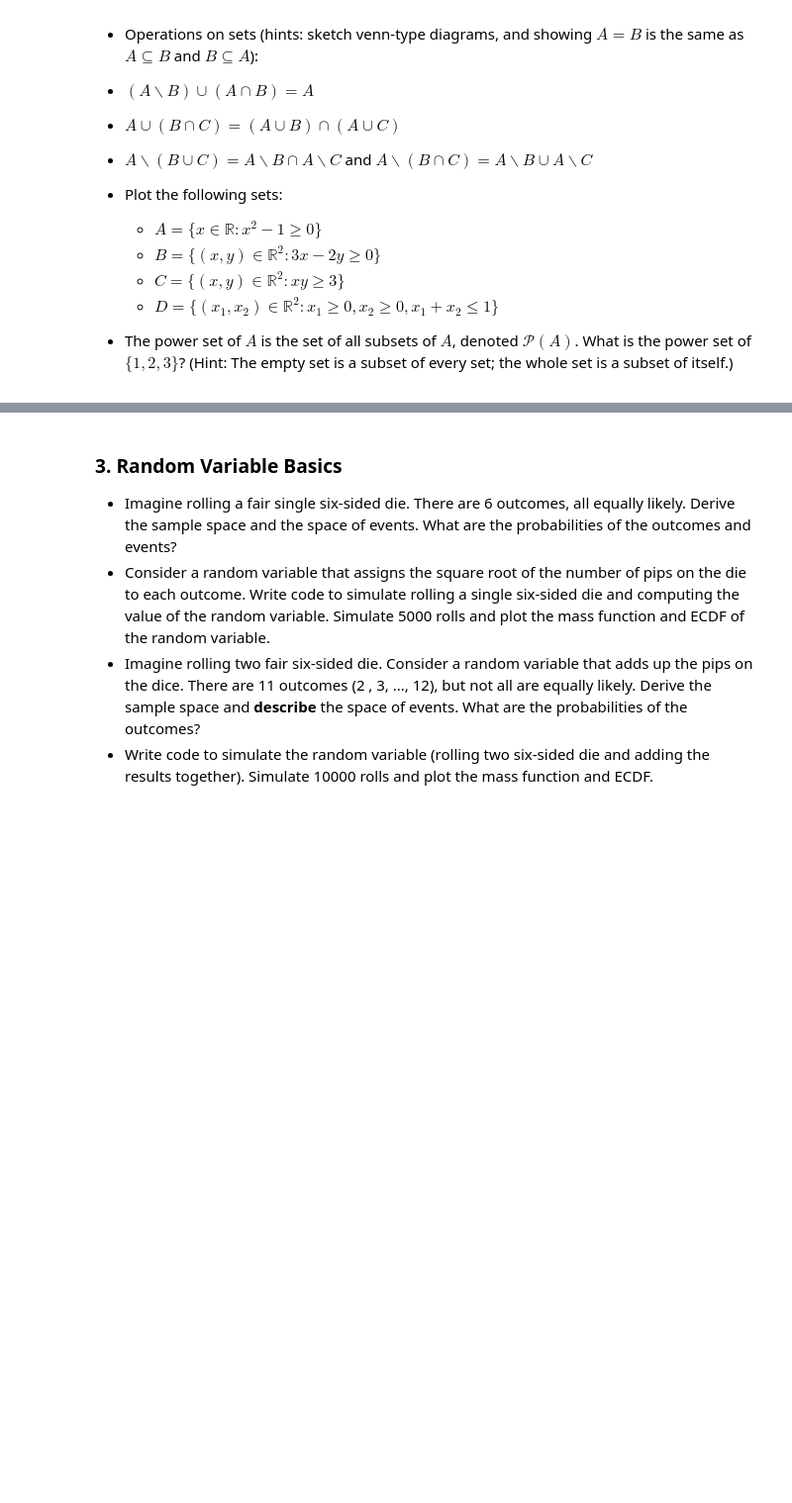
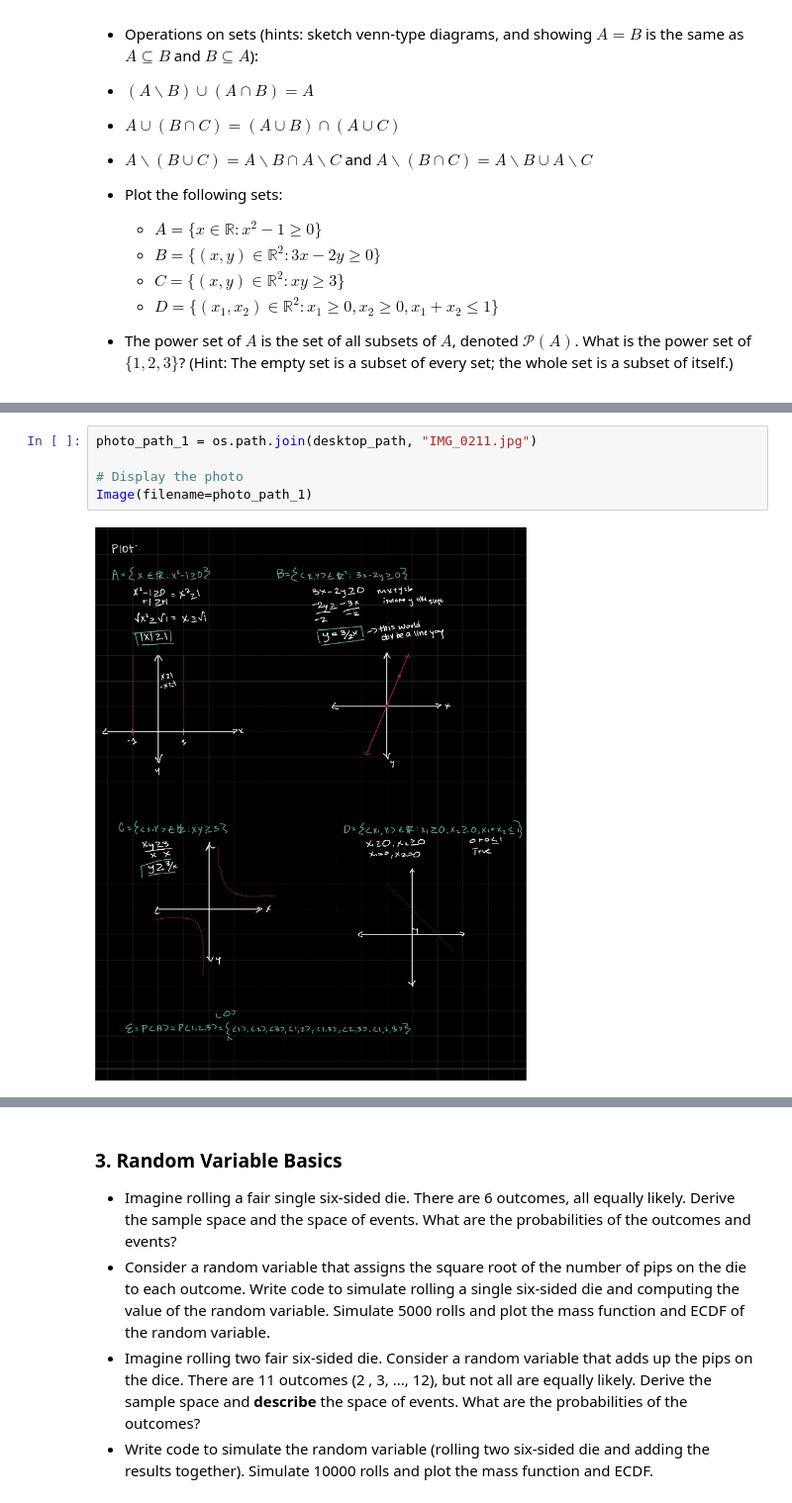
Before and after one commit to aeonlevy/Uncertainty_UVA, a Jupyter notebook: assignment_6.ipynb, the cells around one changed output, grey strips where cells are left out. Shown at 99% size. Drawn from its saved outputs; the diff is of its cells as text; blank space fills up the shorter version.

```diff
--- a/assignment_6.ipynb
+++ b/assignment_6.ipynb
@@ -18,3 +30,10 @@
+# %%
+photo_path_1 = os.path.join(desktop_path, "IMG_0211.jpg")
+
+# Display the photo
+Image(filename=photo_path_1)
+# %% [output]
+[figure, added]
 # %% [markdown]
 ### 2. Probability space basics:
 
```
Also changed, not shown: parts of 23 cells of this notebook.
